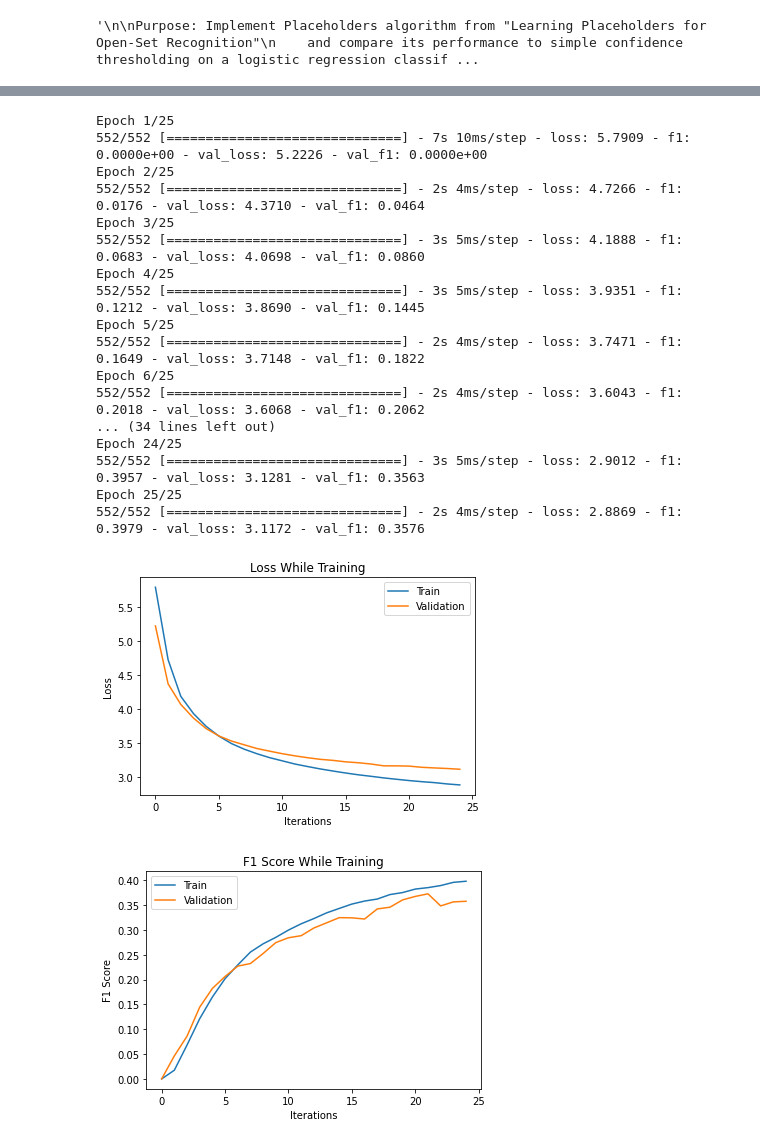
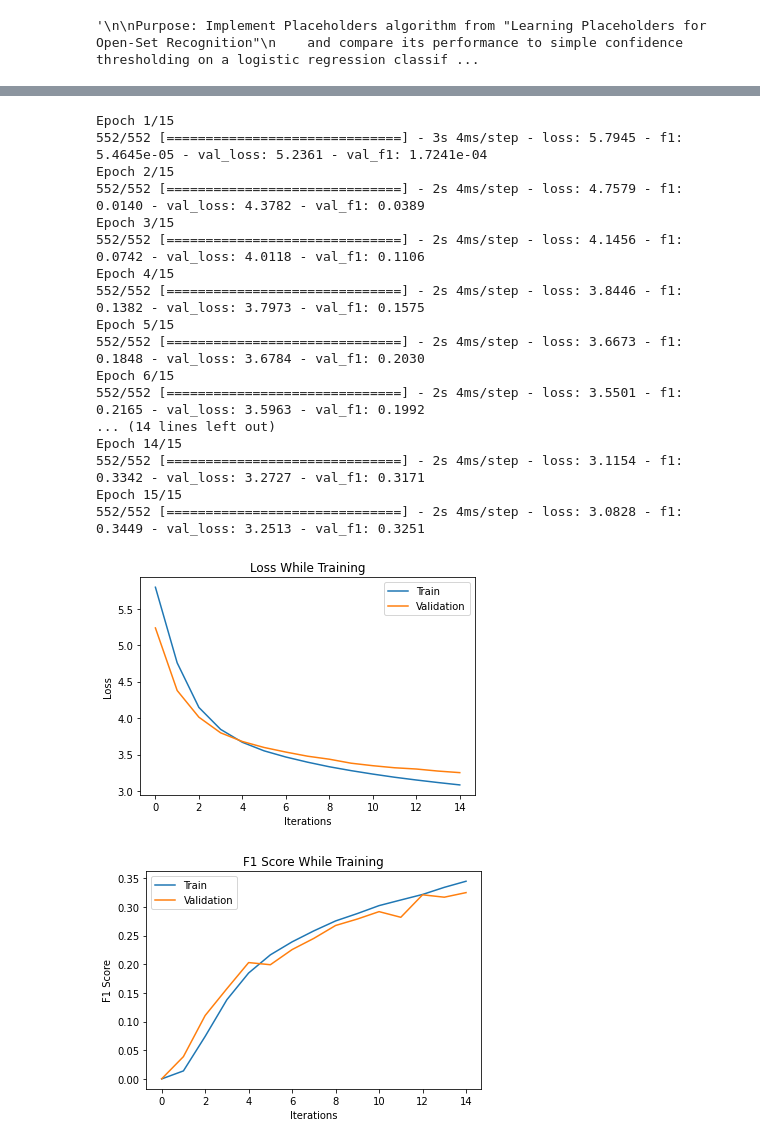
Before and after one commit to anhardy/CSE-576-Group-Project, a Jupyter notebook: Placeholder_Text.ipynb, the cells around one changed output, grey strips where cells are left out. Saved outputs shown, nothing was run; the diff lists cells and outputs as text; code cells hidden in the pictures.

```diff
--- a/Placeholder_Text.ipynb
+++ b/Placeholder_Text.ipynb
@@ -720,7 +230,7 @@ def known_fraction(y_pred):
 # %%
 # train for closed set classification on 0-8, 9 is removed before training
 # from the train set, but is left in the valdation set
-X, y, X_test, y_test = load_dataset()
+# X, y, X_test, y_test = load_dataset()
 open_set_class_labels = [99]
 
 X_train, X_val, y_train, y_val = validation_split(X, y)
@@ -750,7 +260,7 @@ dummy_y_dev = np_utils.to_categorical(yval)
 # %%
 model = StandardLogisticRegressionModel(
         num_classes=NUM_CLASSES-1,
-        pre_dim=200, post_dim=200
+        pre_dim=250, post_dim=250
 )
 model.compile(
   optimizer='adam',
@@ -767,7 +277,7 @@ model_checkpoint_callback = tf.keras.callbacks.ModelCheckpoint(
     save_best_only=True
 )
 history = model.fit(
-        train_features, dummy_y_train, epochs=25,
+        train_features, dummy_y_train, epochs=15,
         callbacks=[model_checkpoint_callback], validation_data=(dev_features, dummy_y_dev)
 )
 model.load_weights(checkpoint_filepath)
@@ -847,8 +359,12 @@ def tune_TSLR_threshold(model, X_val, y_val, open_set_class_labels, plot=True):
     y_val_open = modify_open_set_labels(y_val_open, open_set_class_labels)
     # remove open-set samples from the closed-set validation data
     X_val_closed, y_val_closed = remove_classes_from_dataset(X_val_closed, y_val_closed, open_set_class_labels)
-    val_closed = {'X': X_val_closed, 'y': y_val_closed}
-    val_open = {'X': X_val_open, 'y': y_val_open}
+
+    X_val_open_features = vectorizer.fit_transform(X_val_open).toarray()
+    X_val_closed_features = vectorizer.fit_transform(X_val_closed).toarray()
+
+    val_closed = {'X': X_val_closed_features, 'y': y_val_closed}
+    val_open = {'X': X_val_open_features, 'y': y_val_open}
     param_name = 'Classification Probability Threshold'
     objective_name = 'Known Fraction'
     threshold = tune_model_param(
@@ -864,9 +380,11 @@ threshold = tune_TSLR_threshold(model, X_val, y_val, open_set_class_labels)
 # convert instances of class labels in the open set to -1
 y_test_open = modify_open_set_labels(y_test, open_set_class_labels)
 
-y_pred = threshold_predict(X_test, model, threshold)
+
+test_features = vectorizer.fit_transform(X_test).toarray()
+y_pred = threshold_predict(test_features, model, threshold)
 print('Results from test set using 95% threshold ({:.4f}):'.format(threshold))
 for metric in tuning_metrics:
-    metric_func = metrics[metric]
+    metric_func = tuning_metrics[metric]
     print('{}: {:.4f}'.format(metric, metric_func(y_test_open, y_pred)))
 # %% [output]
@@ -973,54 +463,54 @@ open_set_class_labels = [99]
 num_placeholders = 120
 pre_dim = post_dim = 200
 
 beta = .75
 model = OpenSetPlaceholdersLRM(
         num_classes=NUM_CLASSES-1,
         num_placeholders=20,
         pre_dim=50,
         post_dim=50
 )
 loss = lambda *x: ce_loss_for_placeholders(*x, beta)
 model.compile(
         optimizer='adam',
         loss=loss,
         metrics=[tfa.metrics.F1Score(name='f1', num_classes=NUM_CLASSES-1+1, average='macro')]
 )
 
 
 
 es_callback = keras.callbacks.EarlyStopping(monitor='val_loss', patience=5)
-history=model.fit(train_features, y_train_one_hot, batch_size=batch_size,
+history=model.fit(train_features, y_train_one_hot, batch_size=64,
                   callbacks=[es_callback],
-          epochs=25, validation_data=(dev_features, y_val_one_hot))
+          epochs=15, validation_data=(dev_features, y_val_one_hot))
 
 
 # y_train_one_hot = tf.one_hot(tf.cast(y_train_closed, tf.int64), depth=model.num_classes + 1)
 # history = model.fit(X_train_closed, y_train_one_hot, epochs=20, validation_split=.2, batch_size=32)
 
 history = history.history
 plot_training_metric(history['loss'], history['val_loss'], 'Loss')
 plot_training_metric(history['f1'], history['val_f1'], 'F1 Score')
 # %% [output]
-Epoch 1/25
-552/552 [==============================] - 7s 10ms/step - loss: 5.7909 - f1: 0.0000e+00 - val_loss: 5.2226 - val_f1: 0.0000e+00
-Epoch 2/25
-552/552 [==============================] - 2s 4ms/step - loss: 4.7266 - f1: 0.0176 - val_loss: 4.3710 - val_f1: 0.0464
-Epoch 3/25
-552/552 [==============================] - 3s 5ms/step - loss: 4.1888 - f1: 0.0683 - val_loss: 4.0698 - val_f1: 0.0860
-Epoch 4/25
-552/552 [==============================] - 3s 5ms/step - loss: 3.9351 - f1: 0.1212 - val_loss: 3.8690 - val_f1: 0.1445
-Epoch 5/25
-552/552 [==============================] - 2s 4ms/step - loss: 3.7471 - f1: 0.1649 - val_loss: 3.7148 - val_f1: 0.1822
-Epoch 6/25
-552/552 [==============================] - 2s 4ms/step - loss: 3.6043 - f1: 0.2018 - val_loss: 3.6068 - val_f1: 0.2062
-... (34 lines left out)
-Epoch 24/25
-552/552 [==============================] - 3s 5ms/step - loss: 2.9012 - f1: 0.3957 - val_loss: 3.1281 - val_f1: 0.3563
-Epoch 25/25
-552/552 [==============================] - 2s 4ms/step - loss: 2.8869 - f1: 0.3979 - val_loss: 3.1172 - val_f1: 0.3576
+Epoch 1/15
+552/552 [==============================] - 3s 4ms/step - loss: 5.7945 - f1: 5.4645e-05 - val_loss: 5.2361 - val_f1: 1.7241e-04
+Epoch 2/15
+552/552 [==============================] - 2s 4ms/step - loss: 4.7579 - f1: 0.0140 - val_loss: 4.3782 - val_f1: 0.0389
+Epoch 3/15
+552/552 [==============================] - 2s 4ms/step - loss: 4.1456 - f1: 0.0742 - val_loss: 4.0118 - val_f1: 0.1106
+Epoch 4/15
+552/552 [==============================] - 2s 4ms/step - loss: 3.8446 - f1: 0.1382 - val_loss: 3.7973 - val_f1: 0.1575
+Epoch 5/15
+552/552 [==============================] - 2s 4ms/step - loss: 3.6673 - f1: 0.1848 - val_loss: 3.6784 - val_f1: 0.2030
+Epoch 6/15
+552/552 [==============================] - 2s 4ms/step - loss: 3.5501 - f1: 0.2165 - val_loss: 3.5963 - val_f1: 0.1992
+... (14 lines left out)
+Epoch 14/15
+552/552 [==============================] - 2s 4ms/step - loss: 3.1154 - f1: 0.3342 - val_loss: 3.2727 - val_f1: 0.3171
+Epoch 15/15
+552/552 [==============================] - 2s 4ms/step - loss: 3.0828 - f1: 0.3449 - val_loss: 3.2513 - val_f1: 0.3251
-[figure, old version]
+[figure, new version]
-[figure, old version]
+[figure, new version]
 # %%
 # See how the bias value affects accuracy and find the bias
 # such that 95% of validation data is recognized as known
```
Also changed, not shown: parts of 33 cells of this notebook.
